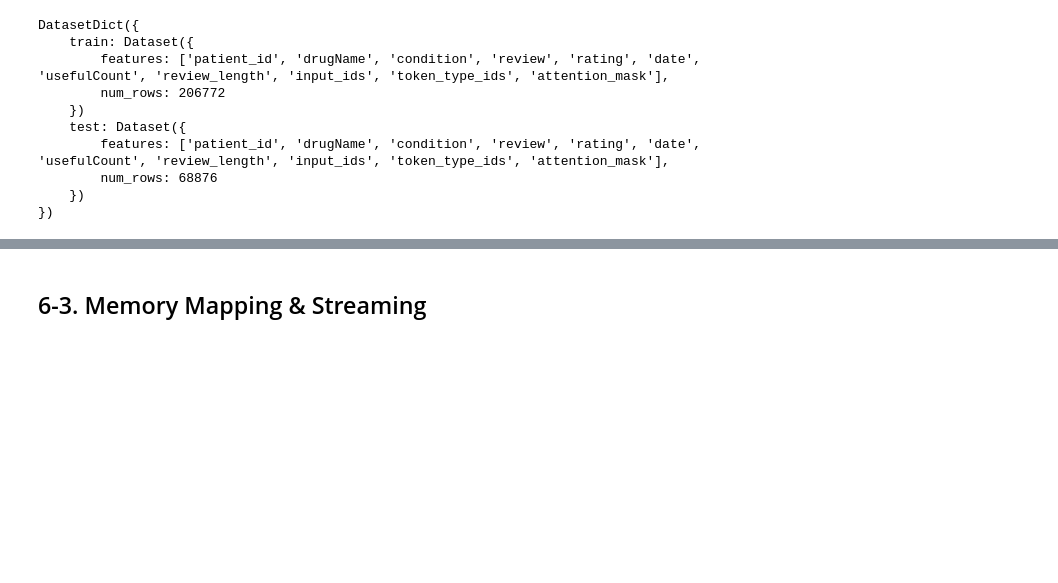
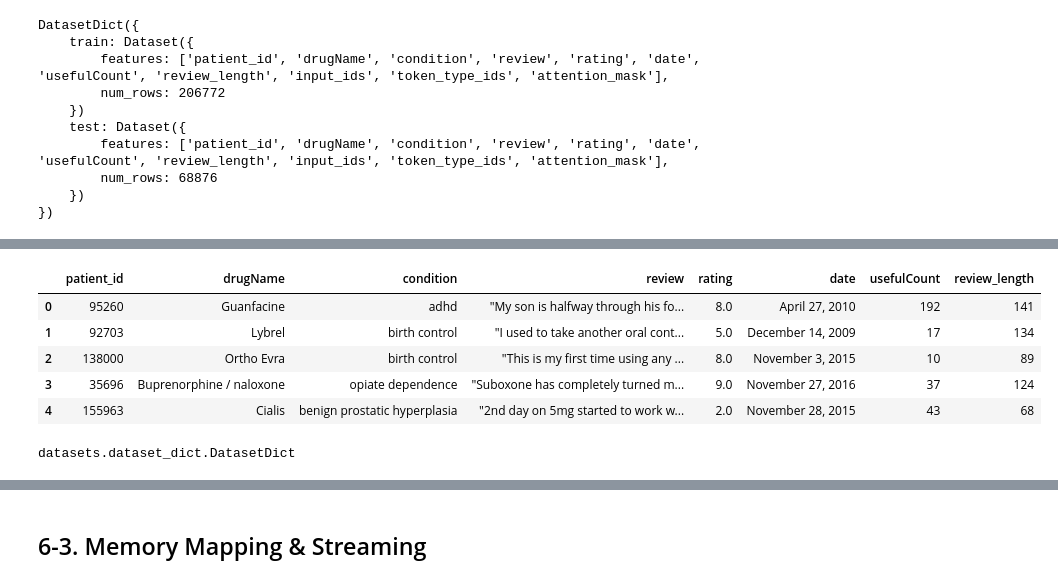
Before and after one commit to yungshun317/torch-nlp, a Jupyter notebook: sequence_to_sequence_learning.ipynb, the cells around one changed output, grey strips where cells are left out. Cells and saved outputs as stored; diff of their text form; code cells hidden in the pictures; blank space fills up the shorter version.

Commit message:
[FEAT] Change the output format and create a validation set with `datasets`

```diff
--- a/sequence_to_sequence_learning.ipynb
+++ b/sequence_to_sequence_learning.ipynb
@@ -3213,0 +3220,15 @@ DatasetDict({
+# %%
+# Conversion between `pandas` & `datasets`
+drug_dataset.set_format("pandas")
+drug_dataset["train"][:5]
+# %% [output]
+|  | patient_id | drugName | condition | review | rating | date | usefulCount | review_length |
+| 0 | 95260 | Guanfacine | adhd | "My son is halfway through his fo... | 8.0 | April 27, 2010 | 192 | 141 |
+| 1 | 92703 | Lybrel | birth control | "I used to take another oral cont... | 5.0 | December 14, 2009 | 17 | 134 |
+| 2 | 138000 | Ortho Evra | birth control | "This is my first time using any ... | 8.0 | November 3, 2015 | 10 | 89 |
+| 3 | 35696 | Buprenorphine / naloxone | opiate dependence | "Suboxone has completely turned m... | 9.0 | November 27, 2016 | 37 | 124 |
+| 4 | 155963 | Cialis | benign prostatic hyperplasia | "2nd day on 5mg started to work w... | 2.0 | November 28, 2015 | 43 | 68 |
+# %%
+type(drug_dataset)
+# %% [output]
+datasets.dataset_dict.DatasetDict
```
Also changed, not shown: parts of 13 cells of this notebook.
